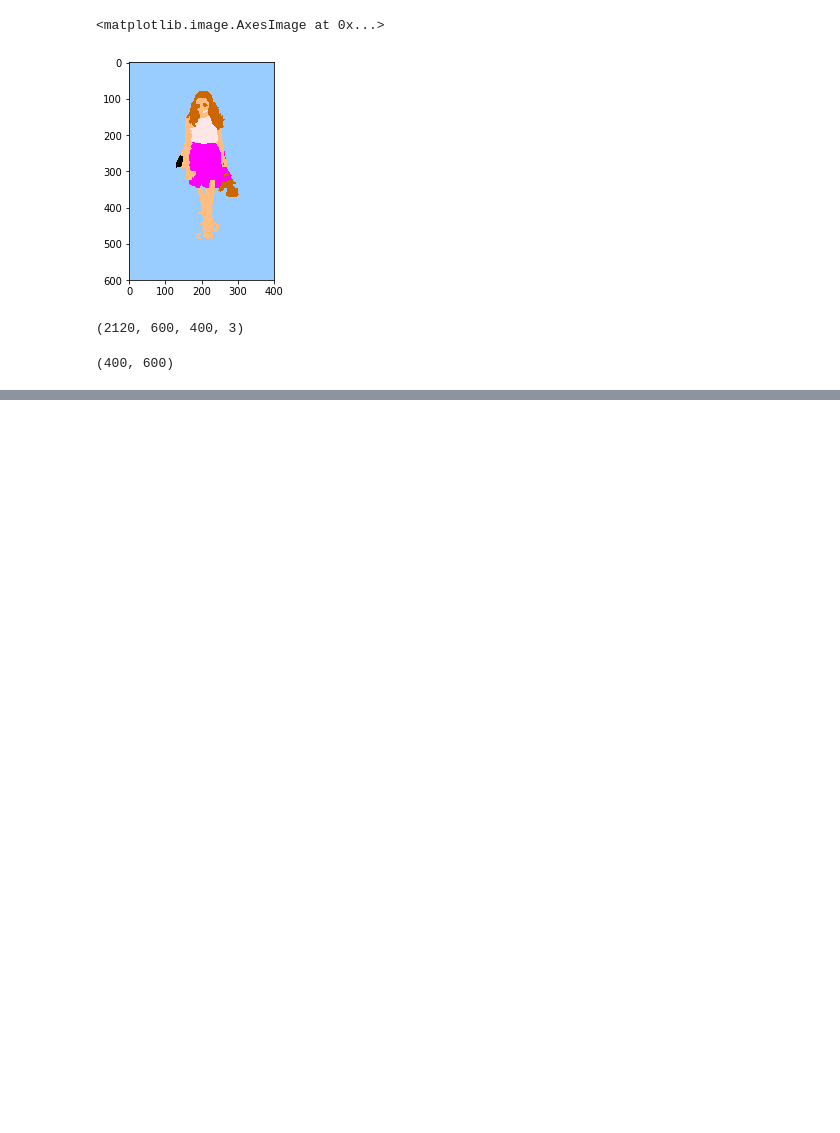
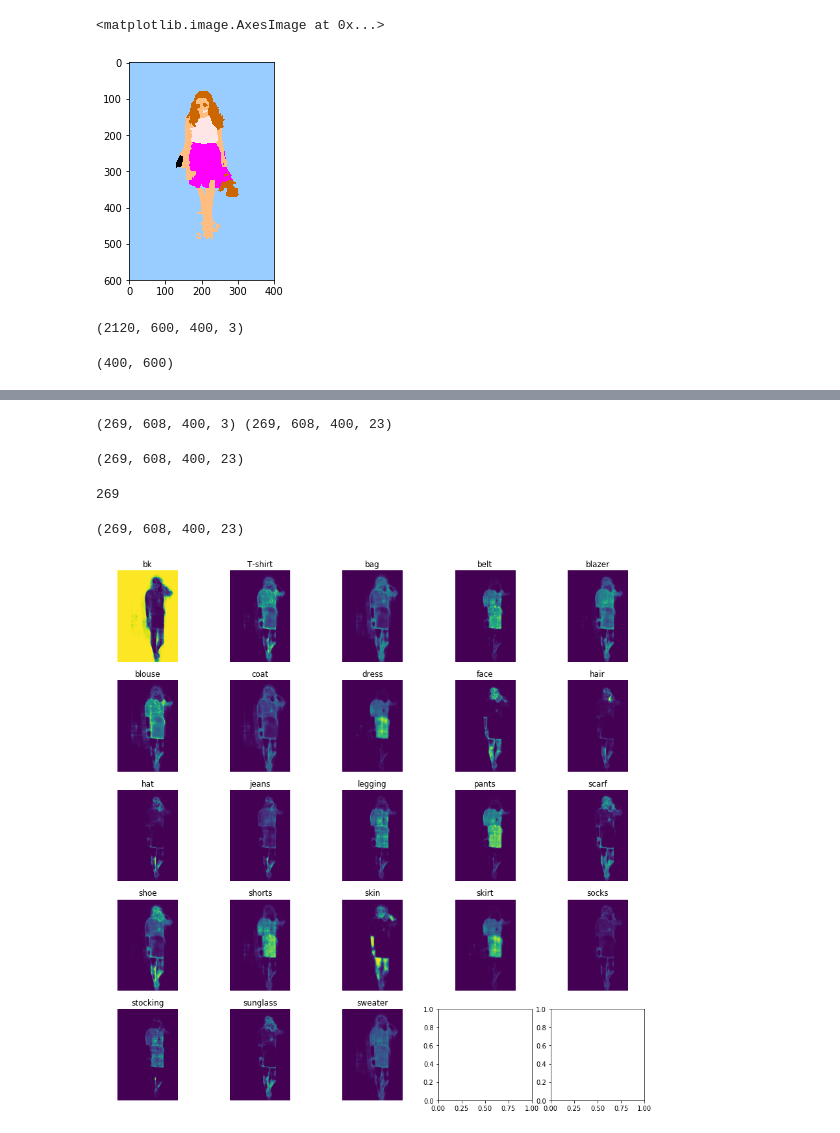
Before and after one commit to suzukiry/unet_fashion_parsing, a Jupyter notebook: unet_fashion_parsing_wip.ipynb, the cells around one changed output, grey strips where cells are left out. Drawn from its saved outputs; the diff is of its cells as text; code cells hidden in the pictures; blank space fills up the shorter version.

```diff
--- a/unet_fashion_parsing_wip.ipynb
+++ b/unet_fashion_parsing_wip.ipynb
@@ -945,0 +965,41 @@ for n, id_ in tqdm(enumerate(train_ids), total=len(train_ids)):
+# %%
+X_test = np.zeros((len(test_ids), IMG_HEIGHT, IMG_WIDTH, IMG_CHANNELS), dtype=np.uint8)
+Y_test = np.zeros((len(test_ids), IMG_HEIGHT, IMG_WIDTH, N_Cls))
+col_test = np.zeros((len(test_ids), 1, IMG_SEGMENTATION))
+cat_test = np.zeros((len(test_ids), 1, IMG_SEGMENTATION))
+
+for n, id_ in enumerate(test_ids):
+
+    REF_CODE=id_
+
+    PICTURE_NAME = f['#refs#'][REF_CODE]['img_name'].value.tostring().decode('utf-8').replace('\x00', '')
+
+    seg=f['#refs#'][REF_CODE]['segmentation'][:]
+    cat=f['#refs#'][REF_CODE]['category_label'][:]
+    col=f['#refs#'][REF_CODE]['color_label'][:]
+
+    path="./input/image/"
+    im = Image.open(path+PICTURE_NAME)
+
+    im=add_margin(im,0,0,8,0,(0, 0, 0))
+    X_test[n] = im
+
+    seg = seg.T
+
+    # Add 8pix at the bottom
+    for i in range(8):
+        seg=np.r_[seg,[seg[599,:]]]
+
+    seg = seg[:,:,np.newaxis]
+    Y_test[n] = seg
+
+    col_test[n] = col
+    cat_test[n] = cat
+
+    cat_seg = seg_to_cat(Y_test[n][:,:,0],cat_test[n])
+    for n_cls in range(N_Cls):
+        Y_test[n,:,:,n_cls] = np.where(cat_seg == n_cls, 1, 0)
+
+print(X_test.shape,Y_test.shape)
+# %% [output]
+(269, 608, 400, 3) (269, 608, 400, 23)
@@ -945,0 +1082,11 @@ for n, id_ in tqdm(enumerate(train_ids), total=len(train_ids)):
+# %%
+model.load_weights('./models/180615_0657/weights/ep_24_ls_0.0.h5')
+# %%
+Y_predict = model.predict(X_test)
+print(Y_predict.shape)
+# %% [output]
+(269, 608, 400, 23)
+# %%
+Y_predict.shape[0]
+# %% [output]
+269
@@ -945,0 +1105,25 @@ for n, id_ in tqdm(enumerate(train_ids), total=len(train_ids)):
+# %%
+Y_predict_.shape
+# %% [output]
+(269, 608, 400, 23)
+# %%
+def imshow_with_title(ax, img, title):
+        ax.imshow(img / 255.)
+        ax.set_title(title)
+        ax.axis('off')
+        return ax
+# %%
+def show_category(Y_predict,test_seg_no,n,ncols=5):
+
+    nrows = math.ceil(n / ncols)
+    fig, axes = plt.subplots(nrows=nrows, ncols=ncols, figsize=(3 * ncols, 3 * nrows))
+
+    for i, ax in enumerate(axes.ravel()):
+        if i >= N_Cls:
+            break
+
+        ax = imshow_with_title(ax, Y_predict[test_seg_no,:,:,i], cat_dic[i])
+# %%
+show_category(Y_predict,0,N_Cls,5)
+# %% [output]
+[figure, added]
```
Also changed, not shown: parts of 77 cells of this notebook, 5 other files.
